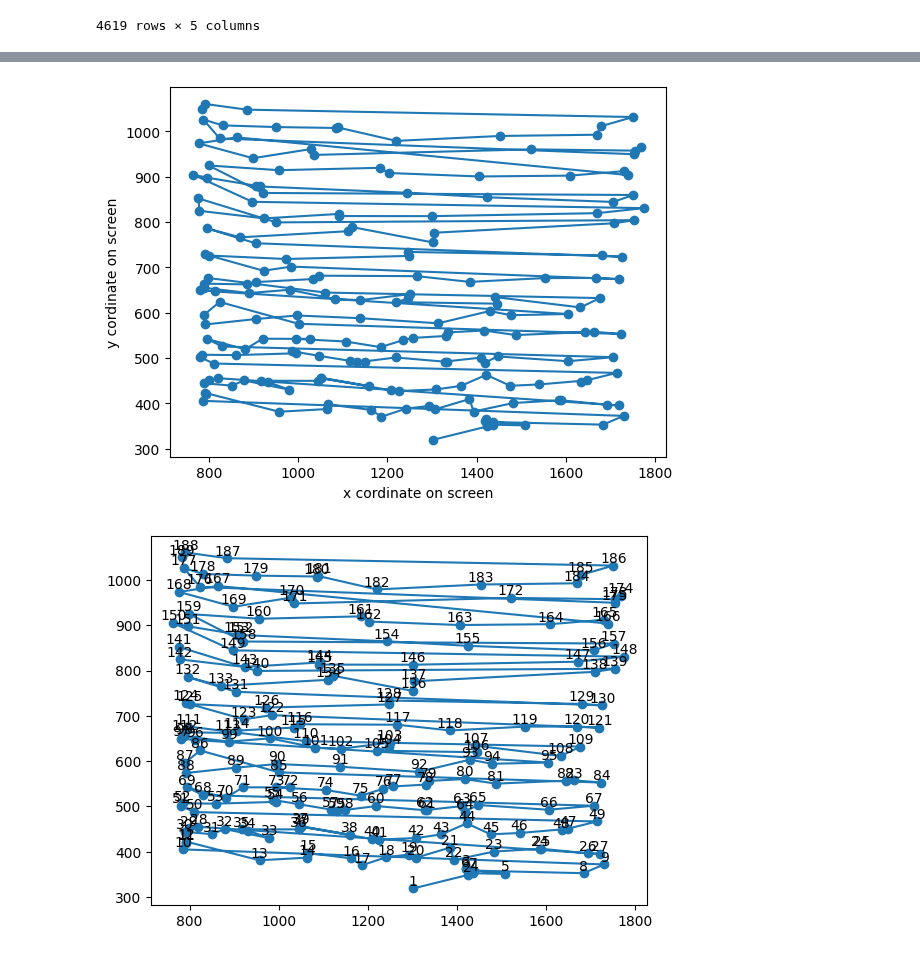
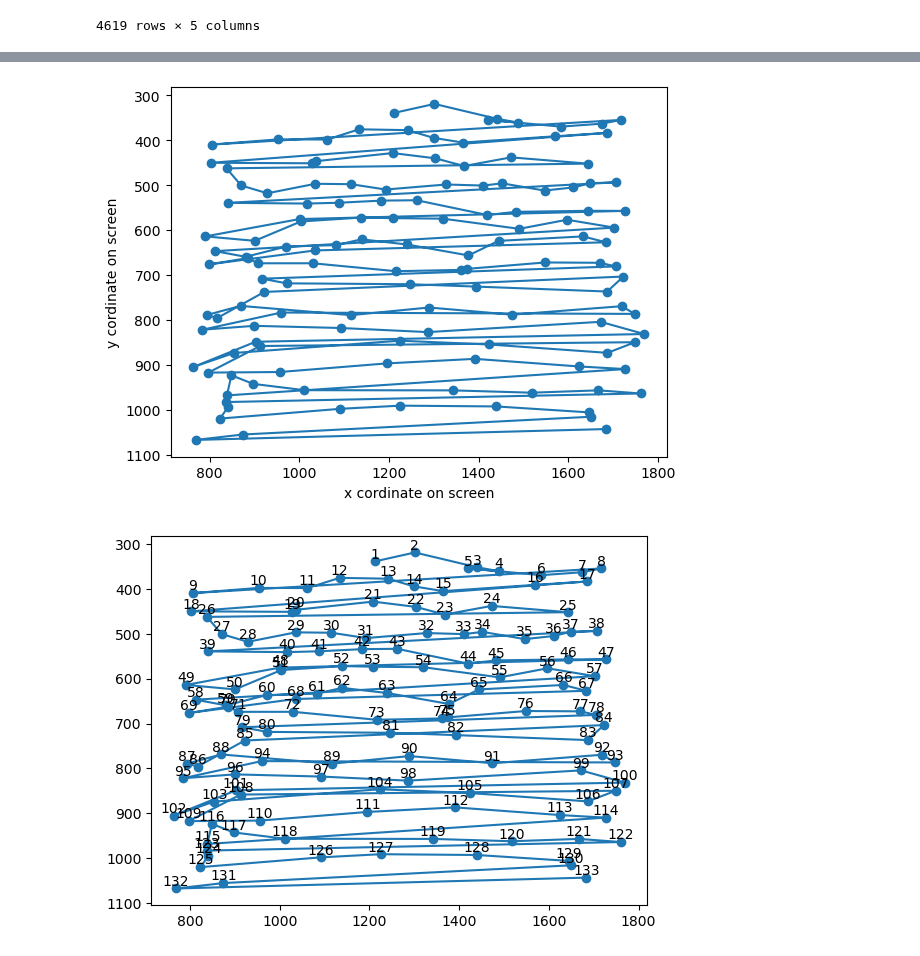
Before and after one commit to slayervictor/Fagpakkeprojekt-Eyes-Modelling, a Jupyter notebook: IDT/realtest.ipynb, the cells around one changed output, grey strips where cells are left out. Drawn from its saved outputs; the diff is of its cells as text; code cells hidden in the pictures.

```diff
--- a/IDT/realtest.ipynb
+++ b/IDT/realtest.ipynb
@@ -50,6 +51,8 @@ eyes
 | 4617 | 54.885576 | 1735.559082 | 1718.930817 | 1274.087219 | 1213.456593 |
 | 4618 | 54.897464 | 1736.896515 | 1717.543945 | 1270.041676 | 1216.115713 |
 4619 rows × 5 columns
+# %%
+eyes = eyes.dropna()
 # %%
 f, axes = plt.subplots(2, 1, figsize=(15, 8))
 
@@ -72,9 +75,8 @@ plt.show()
+# %%
+eyes= eyes[(eyes['t'] >= 2) & (eyes['t'] <= 50)]
+eyes.reset_index(drop=True, inplace=True)
 # %%
-t = eyes['t']
-x = eyes['x_right']
-y = eyes['y_right']
-
-classifier = IDT(t, x, y, threshold=25, window_size=5)
+classifier = IHMM(t, x, y, threshold=1000, n_iter = 19)
 classifier.process()
 classifier.plot()
 # %% [output]
@@ -90,29 +93,31 @@ counter = 0
 si = 0
 xpoints = []
 ypoints = []
-for i in range(len(eyes_filtered)):
-    if eyes['fixations'][i] == 1:
-        counter += 1
-    if eyes['fixations'][i] == 0:
-        si += 1
-    elif eyes_filtered['fixations'][i] == 1 and counter > 5 and si > 1:
-        xpoints.append(eyes_filtered['x_left'][i])
-        ypoints.append(eyes_filtered['y_left'][i])
-        counter = 0
-        si = 0
+for i in range(len(eyes)):
+    if eyes['t'][i] > 2 and eyes['t'][i] < 50:
+        if eyes['fixations'][i] == 1:
+            counter += 1
+        if eyes['fixations'][i] == 0:
+            si += 1
+        elif eyes['fixations'][i] == 1 and counter > 5 and si > 2:
+            xpoints.append(eyes['x_left'][i])
+            ypoints.append(eyes['y_left'][i])
+            counter = 0
+            si = 0
 # %%
 plt.plot(xpoints, ypoints, marker='o')
+plt.gca().invert_yaxis()
 plt.xlabel("x cordinate on screen")
 plt.ylabel("y cordinate on screen")
 plt.show()
 # %% [output]
-[figure, old version]
+[figure, new version]
 # %%
 plt.plot(xpoints, ypoints, marker='o')
-
+plt.gca().invert_yaxis()
 for i, j in enumerate(xpoints):
     plt.text(xpoints[i],ypoints[i], str(i+1), fontsize=10, ha = 'center', va = 'bottom')
 
 plt.show()
 # %% [output]
-[figure, old version]
+[figure, new version]
```
Also changed, not shown: parts of 4 cells of this notebook.
